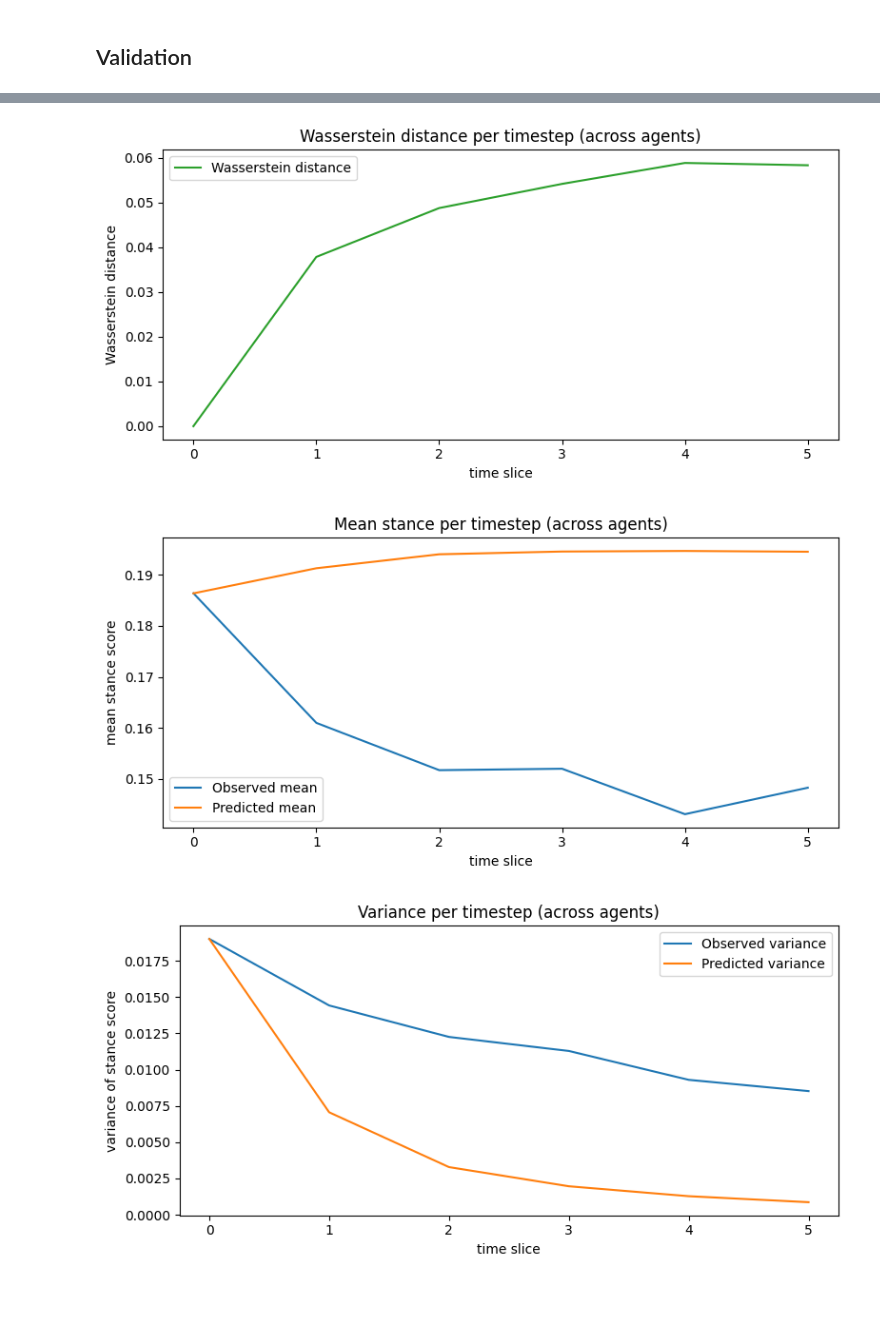
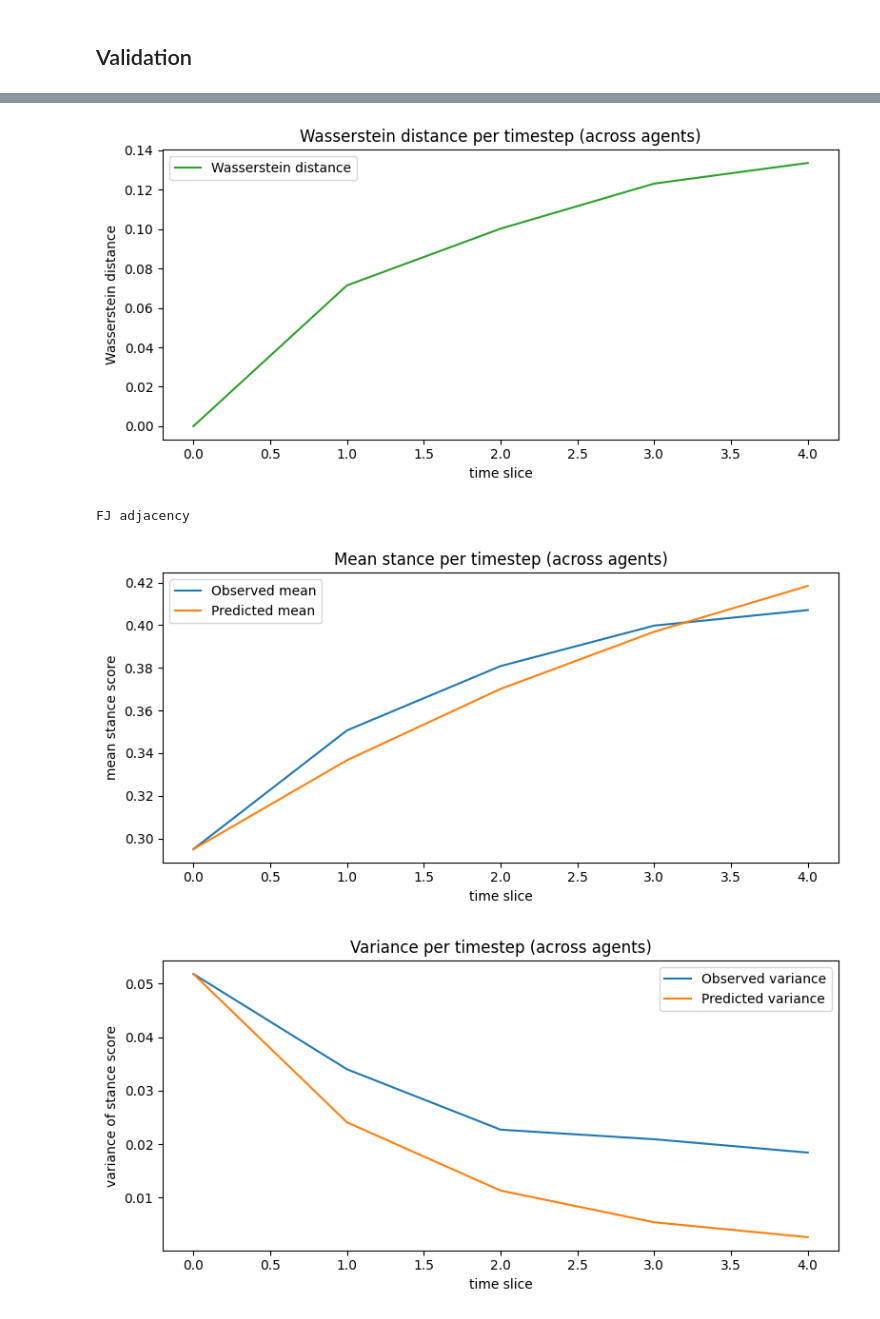
Before and after one commit to samuelLi05/llm-network, a Jupyter notebook: modeling/models/opinion_fitting.ipynb, the cells around one changed output, grey strips where cells are left out. Saved outputs shown, nothing was run; the diff lists cells and outputs as text; code cells hidden in the pictures.

```diff
--- a/modeling/models/opinion_fitting.ipynb
+++ b/modeling/models/opinion_fitting.ipynb
@@ -340,7 +481,7 @@ Homophliy Stuborness
 # %% [markdown]
 ## Validation
 # %%
-TEST_DATA_ROOT = ROOT / 'graphs'
+TEST_DATA_ROOT = ROOT / 'init_conditions'
 TEST_RUN_DIRS = sorted([p for p in TEST_DATA_ROOT.iterdir() if p.is_dir()])
 TEST_RUN_DATA = {r.name: load_run_data(r) for r in TEST_RUN_DIRS}
 TEST_RUN_TRAJ_AND_MASK = {
@@ -366,6 +507,17 @@ TEST_DEGROOT = evaluate_validation_model(
         GLOBAL_W,
         np.asarray(observed, dtype=float)[0],
         PARAMS['rollout_horizon_cap'],
+    ),
+)
+TEST_FJ_ADJ = evaluate_validation_model(
+    TEST_RUN_TRAJ,
+    lambda observed: friedkin_johnsen_adjacency_rollout(
+        FJ_ADJ_W,
+        FJ_ADJ_BIAS,
+        np.asarray(observed, dtype=float)[0],
+        PARAMS['rollout_horizon_cap'],
+        FJ_ADJ_L1,
+        FJ_ADJ_L2,
     ),
 )
 TEST_HOMO = evaluate_validation_model(
@@ -390,15 +542,16 @@ TEST_HOMO_STUB = evaluate_validation_model(
     ),
 )
 
-
 VALIDATION_CURVE_HORIZON = min(
     TEST_DEGROOT['mean_true_stack'].shape[1],
+    TEST_FJ_ADJ['mean_true_stack'].shape[1],
     TEST_HOMO['mean_true_stack'].shape[1],
     TEST_HOMO_STUB['mean_true_stack'].shape[1],
 )
 
 print('Validation metric horizon (shared):', VALIDATION_CURVE_HORIZON)
 
+print('Degroot')
 plot_mean_per_timestep(
     TEST_DEGROOT['mean_true_stack'].mean(axis=0)[:VALIDATION_CURVE_HORIZON],
     TEST_DEGROOT['mean_pred_stack'].mean(axis=0)[:VALIDATION_CURVE_HORIZON],
@@ -411,6 +564,20 @@ plot_wasserstein_distance_per_timestep(
     TEST_DEGROOT['wasserstein_stack'].mean(axis=0)[:VALIDATION_CURVE_HORIZON],
 )
 
+print('FJ adjacency')
+plot_mean_per_timestep(
+    TEST_FJ_ADJ['mean_true_stack'].mean(axis=0)[:VALIDATION_CURVE_HORIZON],
+    TEST_FJ_ADJ['mean_pred_stack'].mean(axis=0)[:VALIDATION_CURVE_HORIZON],
+)
+plot_variance_per_timestep(
+    TEST_FJ_ADJ['var_true_stack'].mean(axis=0)[:VALIDATION_CURVE_HORIZON],
+    TEST_FJ_ADJ['var_pred_stack'].mean(axis=0)[:VALIDATION_CURVE_HORIZON],
+)
+plot_wasserstein_distance_per_timestep(
+    TEST_FJ_ADJ['wasserstein_stack'].mean(axis=0)[:VALIDATION_CURVE_HORIZON],
+)
+
+print('Homophily')
 plot_mean_per_timestep(
     TEST_HOMO['mean_true_stack'].mean(axis=0)[:VALIDATION_CURVE_HORIZON],
     TEST_HOMO['mean_pred_stack'].mean(axis=0)[:VALIDATION_CURVE_HORIZON],
@@ -423,16 +590,17 @@ plot_wasserstein_distance_per_timestep(
     TEST_HOMO['wasserstein_stack'].mean(axis=0)[:VALIDATION_CURVE_HORIZON],
 )
 
+print('Homophily stubbornness')
 plot_mean_per_timestep(
-    TEST_HOMO_STUB["mean_true_stack"].mean(axis=0)[:VALIDATION_CURVE_HORIZON],
-    TEST_HOMO_STUB["mean_pred_stack"].mean(axis=0)[:VALIDATION_CURVE_HORIZON],
+    TEST_HOMO_STUB['mean_true_stack'].mean(axis=0)[:VALIDATION_CURVE_HORIZON],
+    TEST_HOMO_STUB['mean_pred_stack'].mean(axis=0)[:VALIDATION_CURVE_HORIZON],
 )
 plot_variance_per_timestep(
-    TEST_HOMO_STUB["var_true_stack"].mean(axis=0)[:VALIDATION_CURVE_HORIZON],
-    TEST_HOMO_STUB["var_pred_stack"].mean(axis=0)[:VALIDATION_CURVE_HORIZON],
+    TEST_HOMO_STUB['var_true_stack'].mean(axis=0)[:VALIDATION_CURVE_HORIZON],
+    TEST_HOMO_STUB['var_pred_stack'].mean(axis=0)[:VALIDATION_CURVE_HORIZON],
 )
 plot_wasserstein_distance_per_timestep(
-    TEST_HOMO_STUB["wasserstein_stack"].mean(axis=0)[:VALIDATION_CURVE_HORIZON],
+    TEST_HOMO_STUB['wasserstein_stack'].mean(axis=0)[:VALIDATION_CURVE_HORIZON],
 )
 
 test_summary = pd.DataFrame([
@@ -444,6 +612,13 @@ test_summary = pd.DataFrame([
         'wasserstein_curve_mean': TEST_DEGROOT['wasserstein_curve_mean'],
     },
     {
+        'model': 'fj_adjacency',
+        'transition_mse_mean': TEST_FJ_ADJ['transition_mse_mean'],
+        'mean_curve_abs_error': TEST_FJ_ADJ['mean_curve_abs_error'],
+        'var_curve_abs_error': TEST_FJ_ADJ['var_curve_abs_error'],
+        'wasserstein_curve_mean': TEST_FJ_ADJ['wasserstein_curve_mean'],
+    },
+    {
         'model': 'homophily',
         'transition_mse_mean': TEST_HOMO['transition_mse_mean'],
         'mean_curve_abs_error': TEST_HOMO['mean_curve_abs_error'],
@@ -451,7 +626,7 @@ test_summary = pd.DataFrame([
         'wasserstein_curve_mean': TEST_HOMO['wasserstein_curve_mean'],
     },
     {
-        'model': 'homophily_stubborness',
+        'model': 'homophily_stubbornness',
         'transition_mse_mean': TEST_HOMO_STUB['transition_mse_mean'],
         'mean_curve_abs_error': TEST_HOMO_STUB['mean_curve_abs_error'],
         'var_curve_abs_error': TEST_HOMO_STUB['var_curve_abs_error'],
@@ -466,3 +642,4 @@ Validation metric horizon (shared): 6
-[figure, old version]
+[figure, new version]
+FJ adjacency
-[figure, old version]
+[figure, new version]
-[figure, old version]
+[figure, new version]
```
Also changed, not shown: parts of 11 cells of this notebook, 1 other file.
